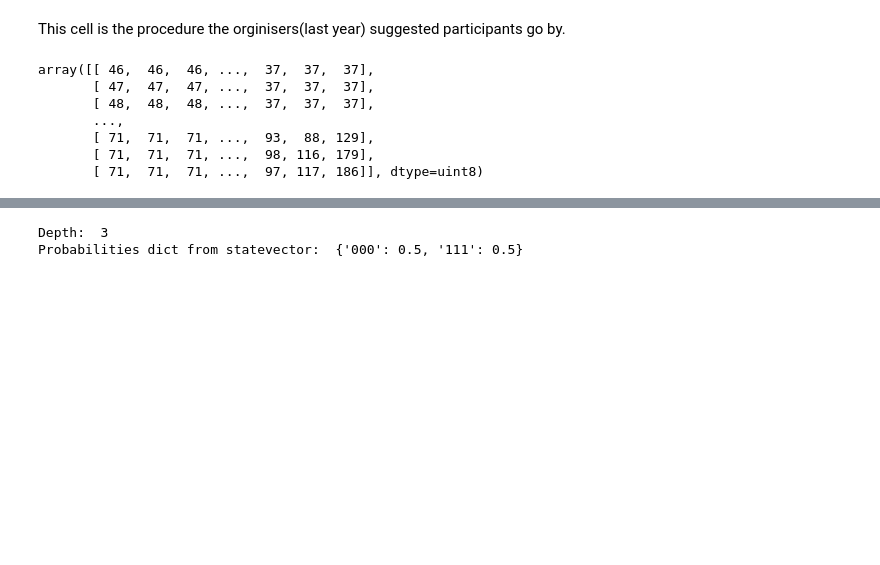
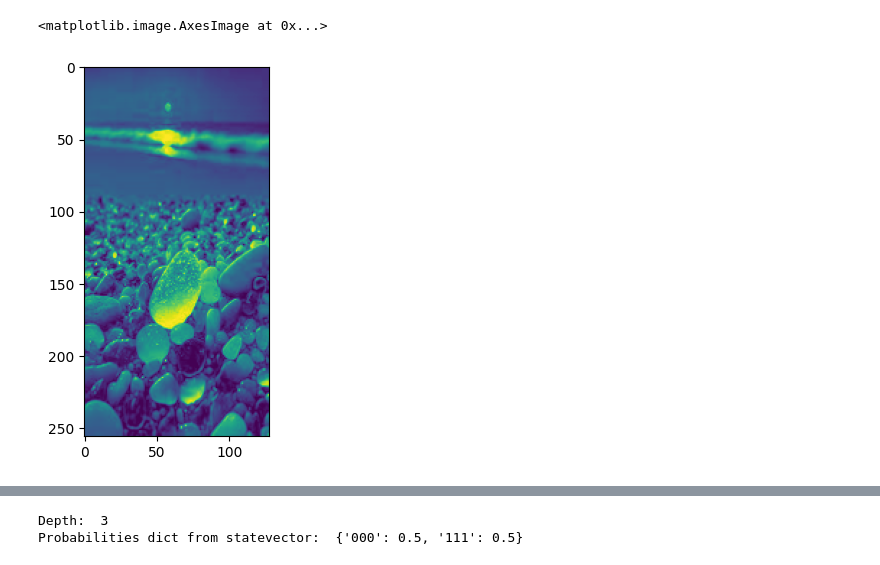
Before and after one commit to el-dAna/QC, a Jupyter notebook: hacathons/image_encoding.ipynb, the cells around one changed output, grey strips where cells are left out. Saved outputs shown, nothing was run; the diff lists cells and outputs as text; code cells hidden in the pictures; blank space fills up the shorter version.

```diff
--- a/hacathons/image_encoding.ipynb
+++ b/hacathons/image_encoding.ipynb
@@ -34,5 +34,3 @@ import matplotlib.image as img
 # from qiskit.compiler import transpile, assemble
 # from qiskit.tools.jupyter import *
 # from qiskit.visualization import *
-# %% [markdown]
-This cell is the procedure the orginisers(last year) suggested participants go by.
@@ -105,26 +58,30 @@ for i in range(len(train_images)):
 # %%
 image = np.array([[0, 0, 0, 0, 0, 0, 0, 0],
                   [0, 1, 1, 1, 1, 1, 0, 0],
                   [0, 1, 1, 1, 1, 1, 1, 0],
                   [0, 1, 1, 1, 1, 1, 1, 0],
                   [0, 1, 1, 0, 1, 1, 1, 0],
                   [0, 0, 0, 1, 1, 1, 1, 0],
                   [0, 0, 0, 1, 1, 1, 1, 0],
                   [0, 0, 0, 0, 0, 0, 0, 1]])
 
+image = np.ones((8,8))
 image_path = '/workspaces/QC/murat.jpeg'  # Specify the path to your image file
-image1 = img.imread(image_path)[:,:,2].reshape(275,183)
-# plt.imshow(image1, cmap='gray', interpolation='nearest')
-# plt.show()
-image1
+# image = img.imread(image_path)[:,:,2].reshape(275,183)
+# plt.imshow(image, cmap='gray', interpolation='nearest')
+# # plt.show()
+# np.where(image==0)[0].shape
+
+from PIL import Image
+# Open the image
+image = Image.open(image_path)
+image = image.resize((128, 256))
+image = np.array(image)[:,:,2]
+image.shape
+plt.imshow(image)
 # %% [output]
-array([[ 46,  46,  46, ...,  37,  37,  37],
-       [ 47,  47,  47, ...,  37,  37,  37],
-       [ 48,  48,  48, ...,  37,  37,  37],
-       ...,
-       [ 71,  71,  71, ...,  93,  88, 129],
-       [ 71,  71,  71, ...,  98, 116, 179],
-       [ 71,  71,  71, ...,  97, 117, 186]], dtype=uint8)
+<matplotlib.image.AxesImage at 0x...>
+[figure, added]
 # %%
 def amplitude_encode(img_data):
     # Calculate the RMS value
```
Also changed, not shown: parts of 5 cells of this notebook.
